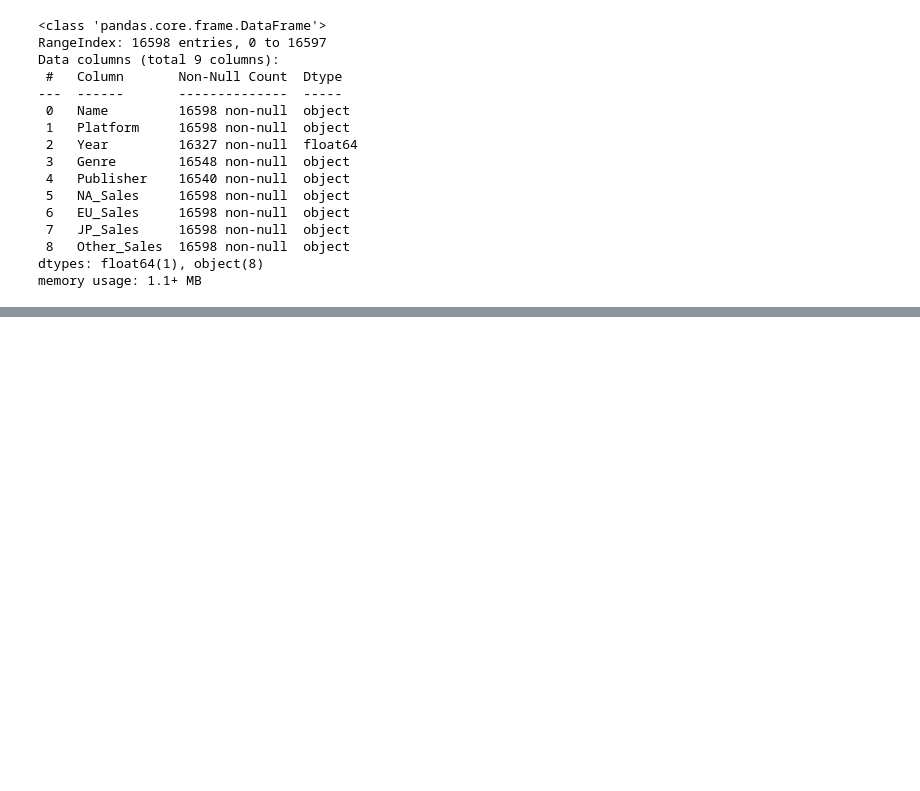
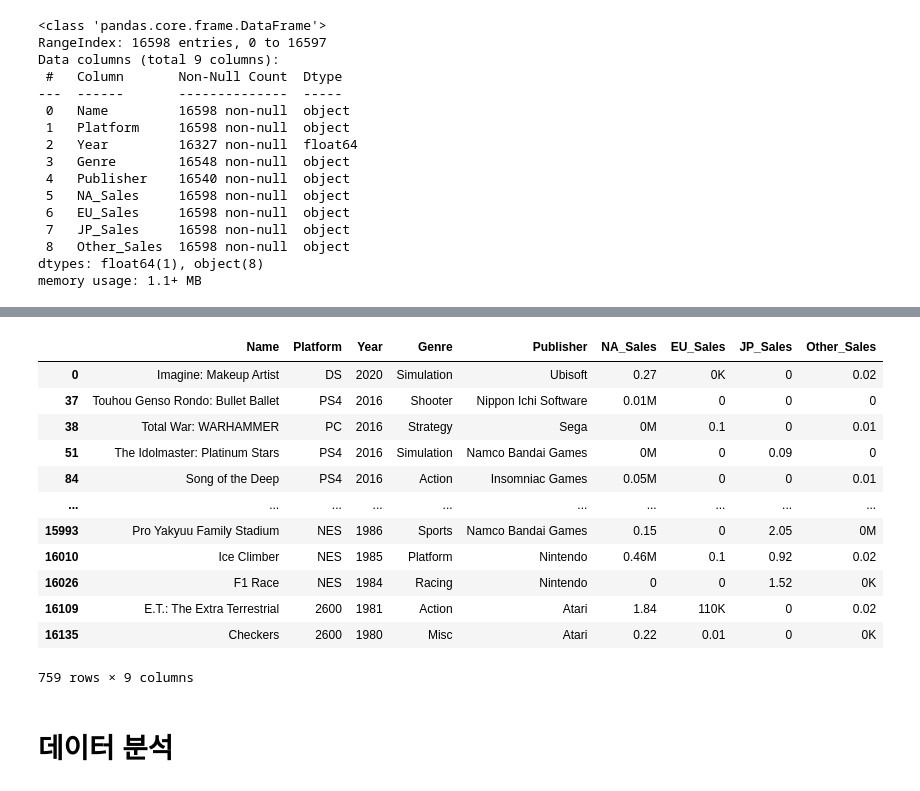
Before and after one commit to sseyonafre/Project, a Jupyter notebook: sprint1/AI_14_고세희_Section1.ipynb, the cells around one changed output, grey strips where cells are left out. Cells and saved outputs as stored; diff of their text form; code cells hidden in the pictures; blank space fills up the shorter version.

```diff
--- a/sprint1/AI_14_고세희_Section1.ipynb
+++ b/sprint1/AI_14_고세희_Section1.ipynb
@@ -125,0 +159,3 @@ ValueError: ignored
+# %%
+#Genre결측치를 대체할 수 없으므로 전부 삭제
+df.dropna(subset=['Genre'],inplace=True)
@@ -125,0 +190,31 @@ ValueError: ignored
+# %%
+#결측치 삭제
+df.dropna(inplace=True)
+# %%
+#'Name','Platform','Year' 이 같은 항목 삭제
+df.drop_duplicates(['Name','Platform','Year'],keep=False,inplace=True)
+# %%
+df.reset_index(drop=True,inplace=True)
+# %%
+import re
+
+def has_errors(inputString):
+  return bool(re.search('[a-zA-Z]+', inputString))
+
+error_condition = df.NA_Sales.apply(has_errors)|df.EU_Sales.apply(has_errors)|df.JP_Sales.apply(has_errors)|df.Other_Sales.apply(has_errors)
+error= df[error_condition]
+error
+# %% [output]
+|  | Name | Platform | Year | Genre | Publisher | NA_Sales | EU_Sales | JP_Sales | Other_Sales |
+| 0 | Imagine: Makeup Artist | DS | 2020 | Simulation | Ubisoft | 0.27 | 0K | 0 | 0.02 |
+| 37 | Touhou Genso Rondo: Bullet Ballet | PS4 | 2016 | Shooter | Nippon Ichi Software | 0.01M | 0 | 0 | 0 |
+| 38 | Total War: WARHAMMER | PC | 2016 | Strategy | Sega | 0M | 0.1 | 0 | 0.01 |
+| 51 | The Idolmaster: Platinum Stars | PS4 | 2016 | Simulation | Namco Bandai Games | 0M | 0 | 0.09 | 0 |
+| 84 | Song of the Deep | PS4 | 2016 | Action | Insomniac Games | 0.05M | 0 | 0 | 0.01 |
+| ... | ... | ... | ... | ... | ... | ... | ... | ... | ... |
+| 15993 | Pro Yakyuu Family Stadium | NES | 1986 | Sports | Namco Bandai Games | 0.15 | 0 | 2.05 | 0M |
+| 16010 | Ice Climber | NES | 1985 | Platform | Nintendo | 0.46M | 0.1 | 0.92 | 0.02 |
+| 16026 | F1 Race | NES | 1984 | Racing | Nintendo | 0 | 0 | 1.52 | 0K |
+| 16109 | E.T.: The Extra Terrestrial | 2600 | 1981 | Action | Atari | 1.84 | 110K | 0 | 0.02 |
+| 16135 | Checkers | 2600 | 1980 | Misc | Atari | 0.22 | 0.01 | 0 | 0K |
+759 rows × 9 columns
@@ -125,0 +230,2 @@ ValueError: ignored
+# %% [markdown]
+# 데이터 분석
```
Also changed, not shown: parts of 17 cells of this notebook.
